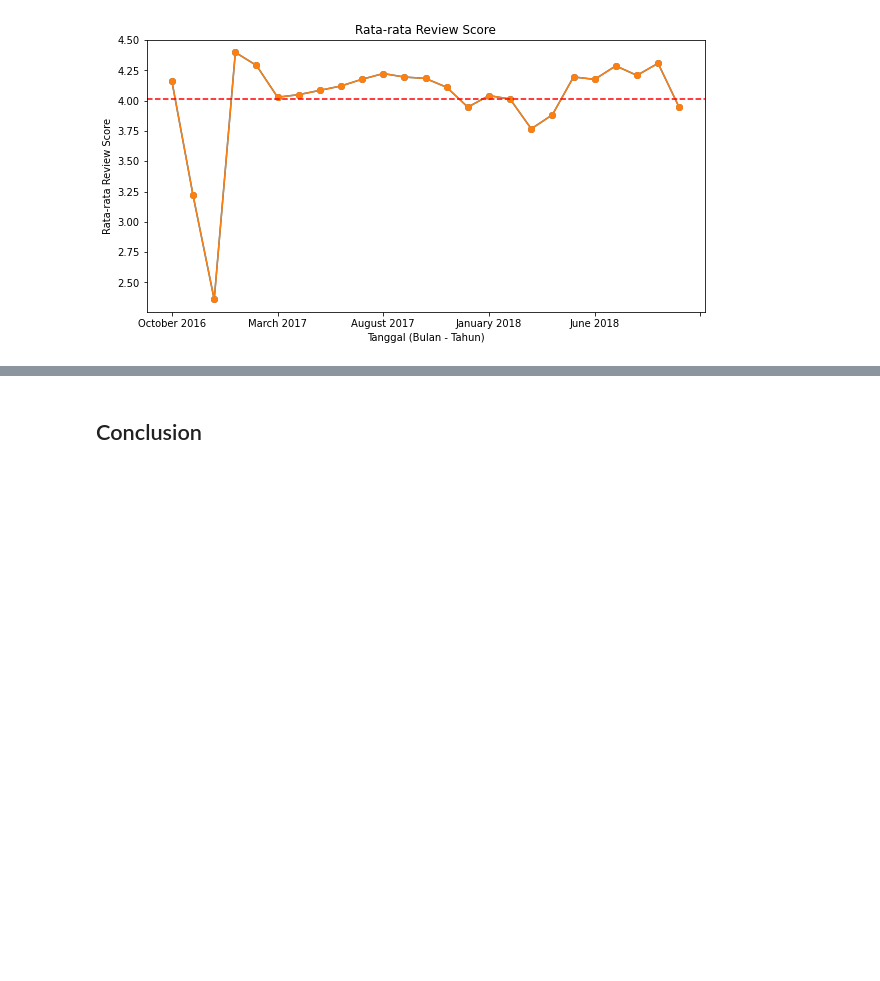
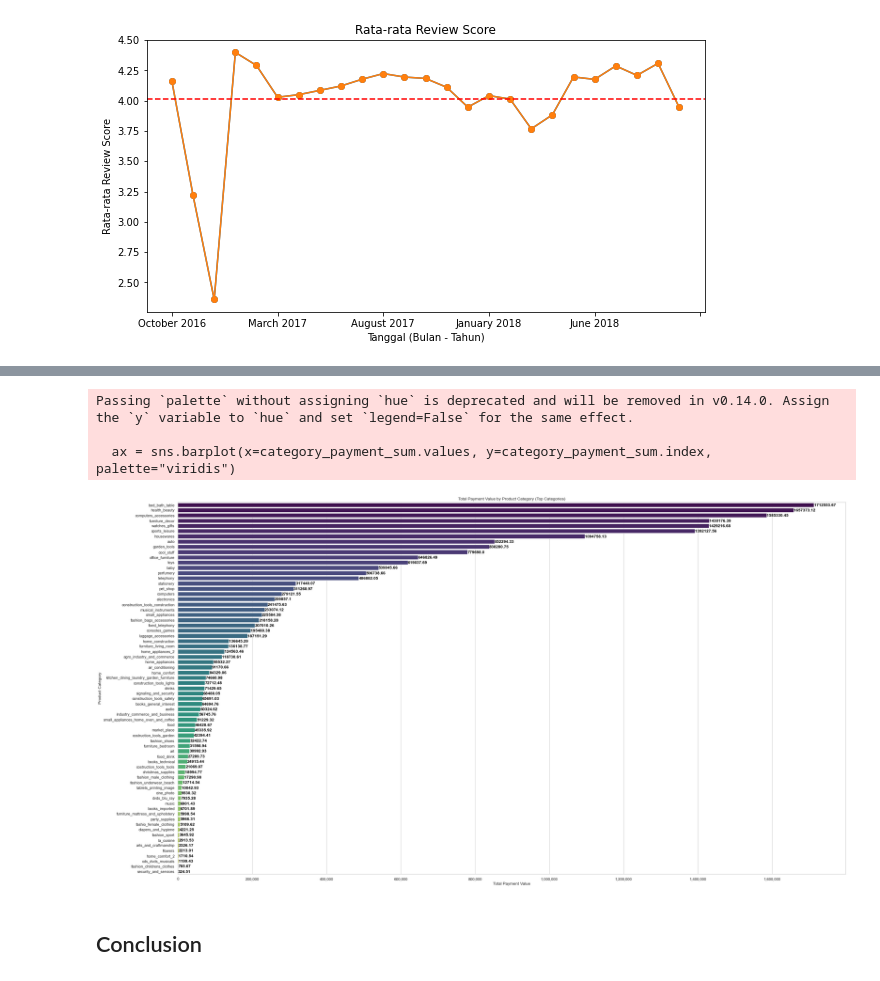
Before and after one commit to ptrnd/brazilian_ecommerce_analysis, a Jupyter notebook: ecommerce_analysis.ipynb, the cells around one changed output, grey strips where cells are left out. Cells and saved outputs as stored; diff of their text form; code cells hidden in the pictures; blank space fills up the shorter version.

```diff
--- a/ecommerce_analysis.ipynb
+++ b/ecommerce_analysis.ipynb
@@ -668,3 +679,31 @@ plt.show()
+# %%
+# Group dan hitung total payment value per kategori produk
+category_payment_sum = order_product.groupby('product_category_name_english')['payment_value'].sum().sort_values(ascending=False)
+
+# Mengatur tampilan plot
+plt.figure(figsize=(35, 20))
+sns.set(style="whitegrid")
+ax = sns.barplot(x=category_payment_sum.values, y=category_payment_sum.index, palette="viridis")
+
+# Menambahkan label dan judul
+plt.xlabel('Total Payment Value')
+plt.ylabel('Product Category')
+plt.title('Total Payment Value by Product Category (Top Categories)')
+
+# menambah nilai di samping bar
+for i, v in enumerate(category_payment_sum.values):
+    ax.text(v + 3, i + .25, str(round(v, 3)), color='black', fontweight='bold')
+
+# menyesuaikan nilai di sumbu x dengan format ribuan
+from matplotlib.ticker import FuncFormatter
+ax.xaxis.set_major_formatter(FuncFormatter(lambda x, pos: '{:,.0f}'.format(x * 1)))
+
+plt.show()
+# %% [output]
+Passing `palette` without assigning `hue` is deprecated and will be removed in v0.14.0. Assign the `y` variable to `hue` and set `legend=False` for the same effect.
+
+  ax = sns.barplot(x=category_payment_sum.values, y=category_payment_sum.index, palette="viridis")
+[figure, added]
 # %% [markdown]
 ## Conclusion
 # %% [markdown]
```
Also changed, not shown: parts of 1 cell of this notebook.
